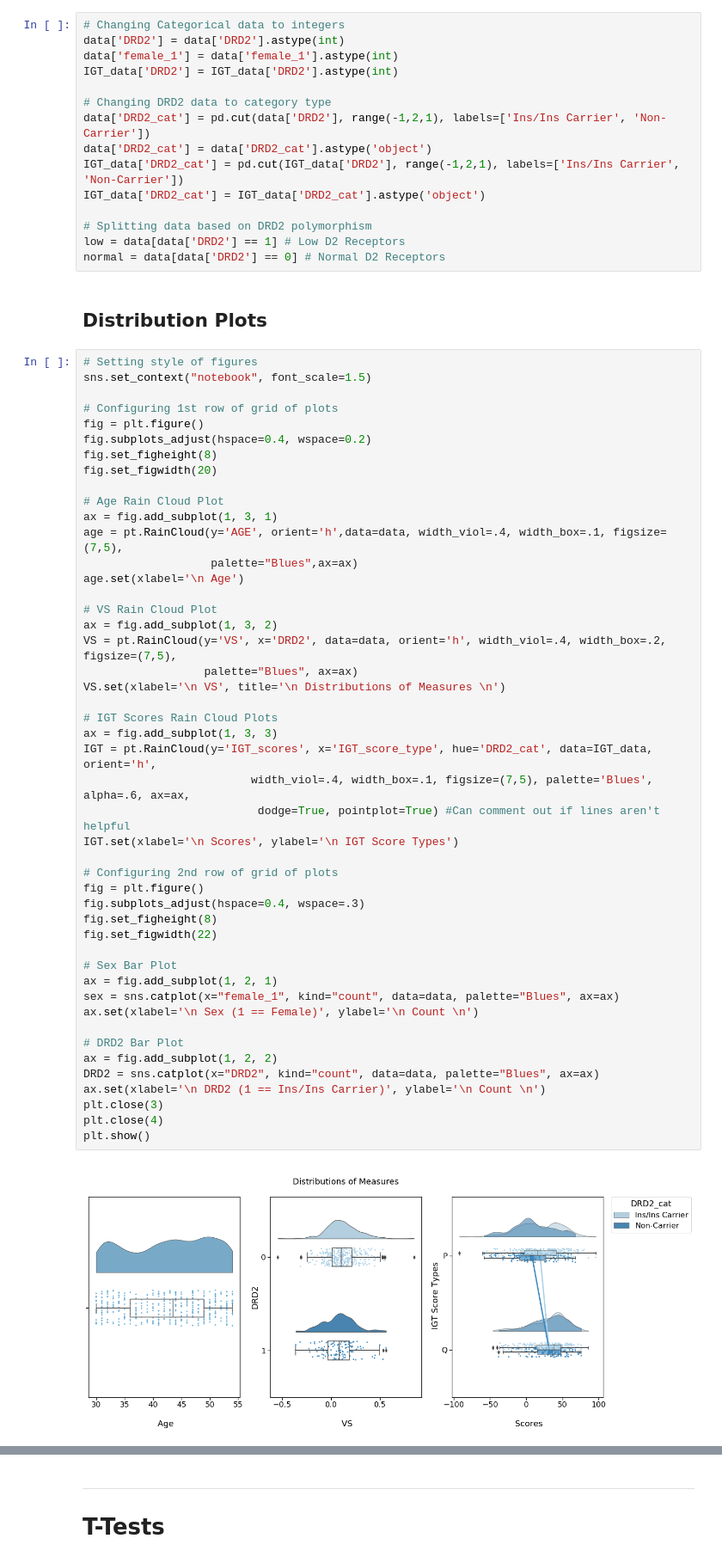
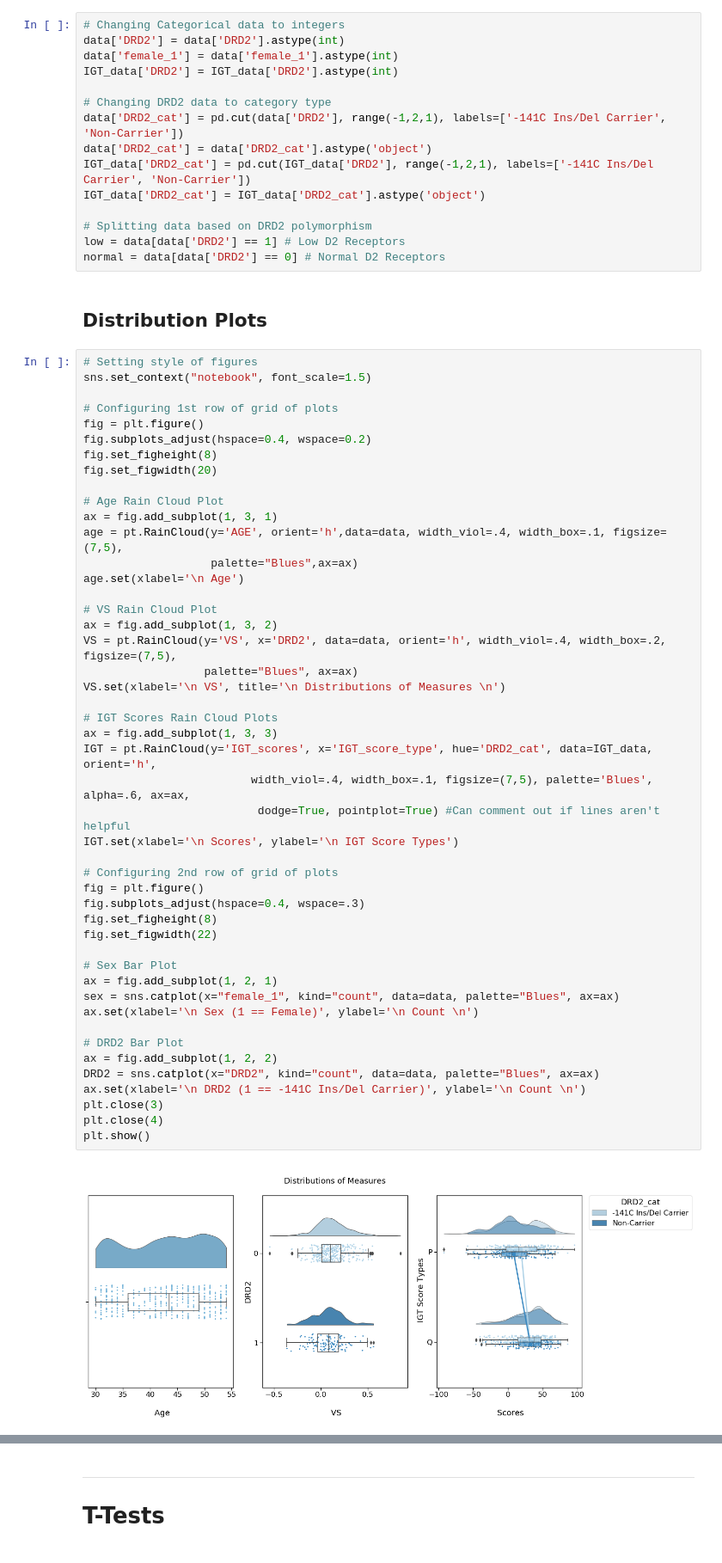
Before and after one commit to cbanuelos/DRD2_Abnormal_Learning, a Jupyter notebook: DataAnalysis_Condensed.ipynb, the cells around one changed output, grey strips where cells are left out. Shown: that part at 86% size. Saved outputs shown, nothing was run; the diff lists cells and outputs as text.

```diff
--- a/DataAnalysis_Condensed.ipynb
+++ b/DataAnalysis_Condensed.ipynb
@@ -33,9 +35,9 @@ data['female_1'] = data['female_1'].astype(int)
 IGT_data['DRD2'] = IGT_data['DRD2'].astype(int)
 
 # Changing DRD2 data to category type
-data['DRD2_cat'] = pd.cut(data['DRD2'], range(-1,2,1), labels=['Ins/Ins Carrier', 'Non-Carrier'])
+data['DRD2_cat'] = pd.cut(data['DRD2'], range(-1,2,1), labels=['-141C Ins/Del Carrier', 'Non-Carrier'])
 data['DRD2_cat'] = data['DRD2_cat'].astype('object')
-IGT_data['DRD2_cat'] = pd.cut(IGT_data['DRD2'], range(-1,2,1), labels=['Ins/Ins Carrier', 'Non-Carrier'])
+IGT_data['DRD2_cat'] = pd.cut(IGT_data['DRD2'], range(-1,2,1), labels=['-141C Ins/Del Carrier', 'Non-Carrier'])
 IGT_data['DRD2_cat'] = IGT_data['DRD2_cat'].astype('object')
 
 # Splitting data based on DRD2 polymorphism
@@ -63,32 +65,32 @@ age.set(xlabel='\n Age')
 ax = fig.add_subplot(1, 3, 2)
 VS = pt.RainCloud(y='VS', x='DRD2', data=data, orient='h', width_viol=.4, width_box=.2, figsize=(7,5),
                   palette="Blues", ax=ax)
 VS.set(xlabel='\n VS', title='\n Distributions of Measures \n')
 
 # IGT Scores Rain Cloud Plots
 ax = fig.add_subplot(1, 3, 3)
 IGT = pt.RainCloud(y='IGT_scores', x='IGT_score_type', hue='DRD2_cat', data=IGT_data, orient='h',
                          width_viol=.4, width_box=.1, figsize=(7,5), palette='Blues', alpha=.6, ax=ax,
                           dodge=True, pointplot=True) #Can comment out if lines aren't helpful
 IGT.set(xlabel='\n Scores', ylabel='\n IGT Score Types')
 
 # Configuring 2nd row of grid of plots
 fig = plt.figure()
 fig.subplots_adjust(hspace=0.4, wspace=.3)
 fig.set_figheight(8)
 fig.set_figwidth(22)
 
 # Sex Bar Plot
 ax = fig.add_subplot(1, 2, 1)
 sex = sns.catplot(x="female_1", kind="count", data=data, palette="Blues", ax=ax)
 ax.set(xlabel='\n Sex (1 == Female)', ylabel='\n Count \n')
 
 # DRD2 Bar Plot
 ax = fig.add_subplot(1, 2, 2)
 DRD2 = sns.catplot(x="DRD2", kind="count", data=data, palette="Blues", ax=ax)
-ax.set(xlabel='\n DRD2 (1 == Ins/Ins Carrier)', ylabel='\n Count \n')
+ax.set(xlabel='\n DRD2 (1 == -141C Ins/Del Carrier)', ylabel='\n Count \n')
 plt.close(3)
 plt.close(4)
 plt.show()
 # %% [output]
-[figure, old version]
+[figure, new version]
```
Also changed, not shown: parts of 9 cells of this notebook, 3 other files.
